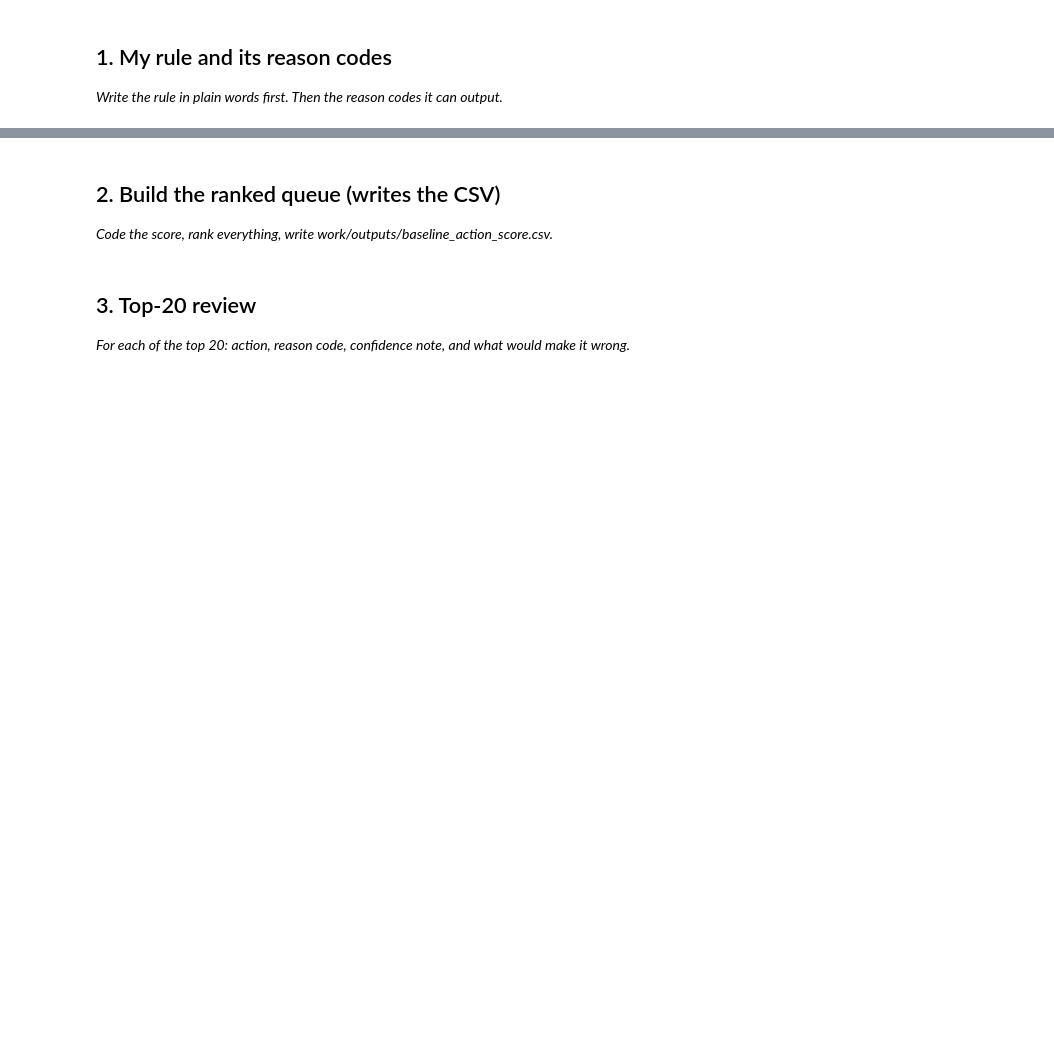
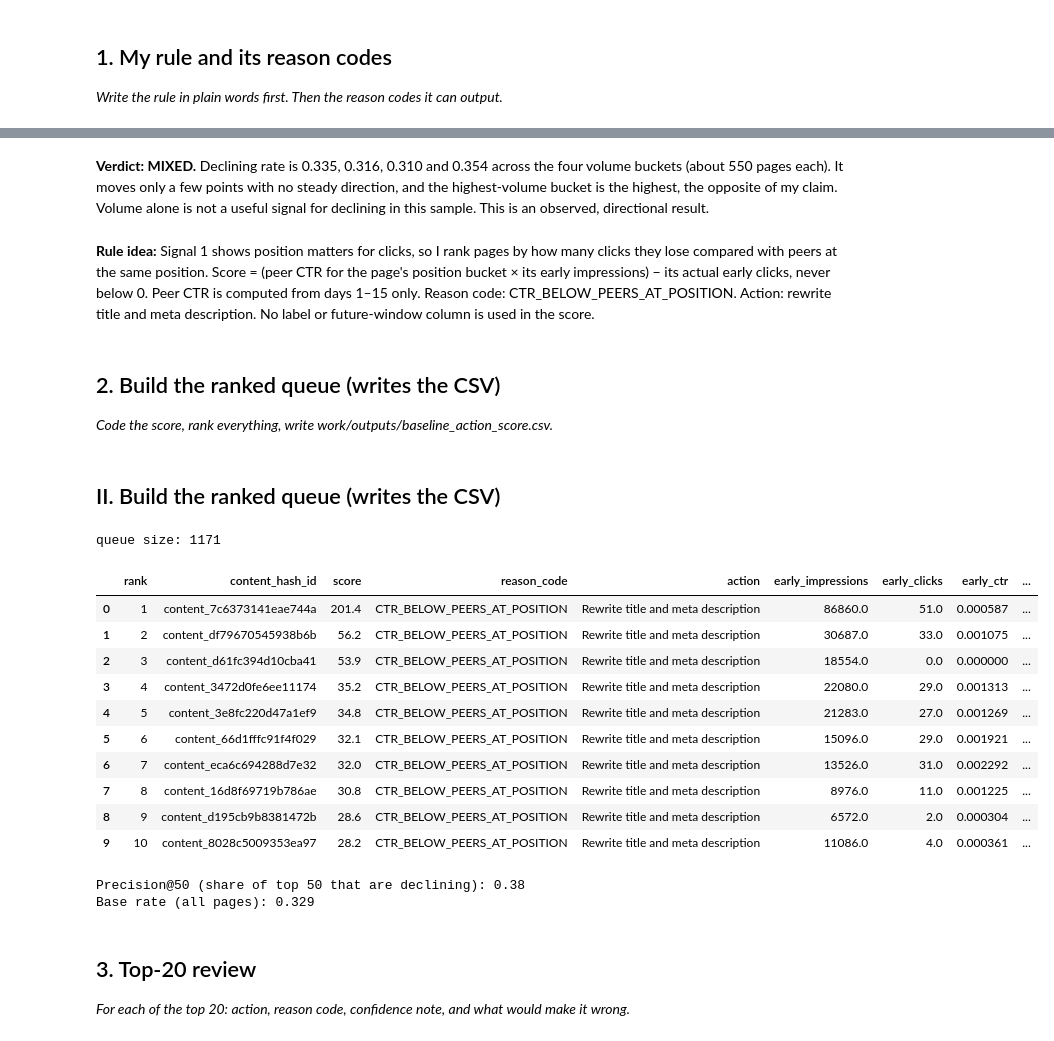
Before and after one commit to iankitthakur/flyrank-ml-internship, a Jupyter notebook: work/notebooks/w04_baseline_score.ipynb, the cells around one changed output, grey strips where cells are left out. Drawn from its saved outputs; the diff is of its cells as text; code cells hidden in the pictures; blank space fills up the shorter version.

```diff
--- a/work/notebooks/w04_baseline_score.ipynb
+++ b/work/notebooks/w04_baseline_score.ipynb
@@ -16,3 +94,7 @@ This skeleton is yours to fill. Work the sections **in order** — each one has
+# %% [markdown]
+**Verdict: MIXED.** Declining rate is 0.335, 0.316, 0.310 and 0.354 across the four volume buckets (about 550 pages each). It moves only a few points with no steady direction, and the highest-volume bucket is the highest, the opposite of my claim. Volume alone is not a useful signal for declining in this sample. This is an observed, directional result.
+# %% [markdown]
+**Rule idea:** Signal 1 shows position matters for clicks, so I rank pages by how many clicks they lose compared with peers at the same position. Score = (peer CTR for the page's position bucket × its early impressions) − its actual early clicks, never below 0. Peer CTR is computed from days 1–15 only. Reason code: CTR_BELOW_PEERS_AT_POSITION. Action: rewrite title and meta description. No label or future-window column is used in the score.
 # %% [markdown]
 ## 2. Build the ranked queue (writes the CSV)
 
@@ -20,6 +102,51 @@ This skeleton is yours to fill. Work the sections **in order** — each one has
 # %%
 # This cell is for CODE (numbers, a query, a check).
 # Write your text answer in the cell ABOVE this one — typing sentences here breaks Run All.
+# %% [markdown]
+## II. Build the ranked queue (writes the CSV)
+# %%
+r = df.dropna(subset=["early_avg_position", "early_ctr"]).copy()
+r = r[r["early_avg_position"] <= 20].copy()
+r["pos_bucket"] = pd.cut(r["early_avg_position"], [0, 3, 10, 20], labels=["1-3", "4-10", "11-20"]).astype(str)
+
+sums = r.groupby("pos_bucket")[["early_clicks", "early_impressions"]].sum()
+peer_ctr = sums["early_clicks"] / sums["early_impressions"]
+r["peer_ctr"] = r["pos_bucket"].map(peer_ctr)
+
+r["score"] = (r["peer_ctr"] * r["early_impressions"] - r["early_clicks"]).clip(lower=0).round(1)
+r["reason_code"] = "CTR_BELOW_PEERS_AT_POSITION"
+r["action"] = "Rewrite title and meta description"
+
+queue = r[r["score"] > 0].sort_values("score", ascending=False).reset_index(drop=True)
+queue.insert(0, "rank", queue.index + 1)
+
+cols = ["rank", "content_hash_id", "score", "reason_code", "action",
+        "early_impressions", "early_clicks", "early_ctr", "early_avg_position", "peer_ctr"]
+os.makedirs("work/outputs", exist_ok=True)
+queue[cols].to_csv("work/outputs/baseline_action_score.csv", index=False)
+
+print("queue size:", len(queue))
+queue[cols].head(10)
+# %% [output]
+queue size: 1171
+|  | rank | content_hash_id | score | reason_code | action | early_impressions | early_clicks | early_ctr | ... |
+| 0 | 1 | content_7c6373141eae744a | 201.4 | CTR_BELOW_PEERS_AT_POSITION | Rewrite title and meta description | 86860.0 | 51.0 | 0.000587 | ... |
+| 1 | 2 | content_df79670545938b6b | 56.2 | CTR_BELOW_PEERS_AT_POSITION | Rewrite title and meta description | 30687.0 | 33.0 | 0.001075 | ... |
+| 2 | 3 | content_d61fc394d10cba41 | 53.9 | CTR_BELOW_PEERS_AT_POSITION | Rewrite title and meta description | 18554.0 | 0.0 | 0.000000 | ... |
+| 3 | 4 | content_3472d0fe6ee11174 | 35.2 | CTR_BELOW_PEERS_AT_POSITION | Rewrite title and meta description | 22080.0 | 29.0 | 0.001313 | ... |
+| 4 | 5 | content_3e8fc220d47a1ef9 | 34.8 | CTR_BELOW_PEERS_AT_POSITION | Rewrite title and meta description | 21283.0 | 27.0 | 0.001269 | ... |
+| 5 | 6 | content_66d1fffc91f4f029 | 32.1 | CTR_BELOW_PEERS_AT_POSITION | Rewrite title and meta description | 15096.0 | 29.0 | 0.001921 | ... |
+| 6 | 7 | content_eca6c694288d7e32 | 32.0 | CTR_BELOW_PEERS_AT_POSITION | Rewrite title and meta description | 13526.0 | 31.0 | 0.002292 | ... |
+| 7 | 8 | content_16d8f69719b786ae | 30.8 | CTR_BELOW_PEERS_AT_POSITION | Rewrite title and meta description | 8976.0 | 11.0 | 0.001225 | ... |
+| 8 | 9 | content_d195cb9b8381472b | 28.6 | CTR_BELOW_PEERS_AT_POSITION | Rewrite title and meta description | 6572.0 | 2.0 | 0.000304 | ... |
+| 9 | 10 | content_8028c5009353ea97 | 28.2 | CTR_BELOW_PEERS_AT_POSITION | Rewrite title and meta description | 11086.0 | 4.0 | 0.000361 | ... |
+# %%
+top50 = queue.head(50)
+print("Precision@50 (share of top 50 that are declining):", round(top50["label_declining"].mean(), 3))
+print("Base rate (all pages):", round(df["label_declining"].mean(), 3))
+# %% [output]
+Precision@50 (share of top 50 that are declining): 0.38
+Base rate (all pages): 0.329
 # %% [markdown]
 ## 3. Top-20 review
 
```
Also changed, not shown: parts of 14 cells of this notebook.
